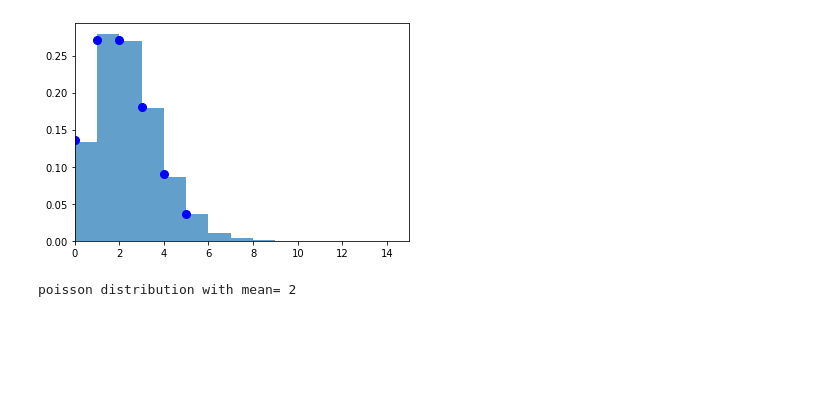
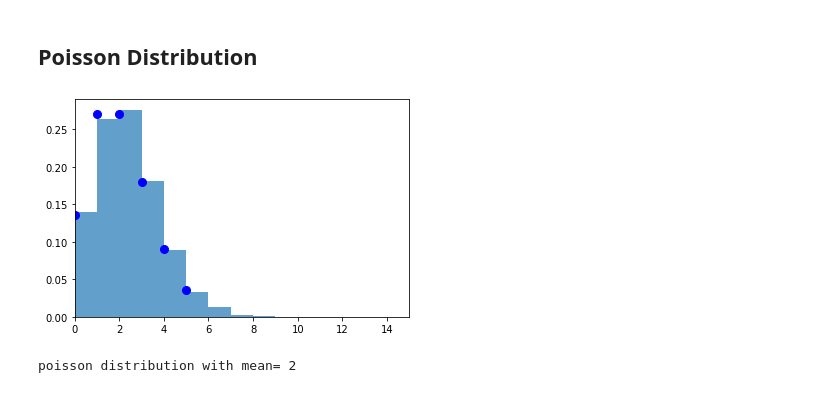
Before and after one commit to nchen269/PHYS434, a Jupyter notebook: Lab1report.ipynb, the cells around one changed output. Drawn from its saved outputs; the diff is of its cells as text; code cells hidden in the pictures; blank space fills up the shorter version.

```diff
--- a/Lab1report.ipynb
+++ b/Lab1report.ipynb
@@ -104,25 +93,21 @@ which is 0.0 sigma in a normal gaussian distribution
+# %% [markdown]
+## Poisson Distribution
 # %%
-'''
-Poisson Distribution
-
-
-'''
-
 mu=2
 
 
 sample = stats.poisson.rvs(mu, size=10000, random_state=None)
 n = int((sample.max() - sample.min())/1)
 plt.hist(sample,bins=n,density=True,alpha=.7)
 
 x = np.arange(stats.poisson.ppf(0.01, mu),
               stats.poisson.ppf(0.99, mu))
 plt.xlim([0,15])
 plt.plot(x, stats.poisson.pmf(x, mu), 'bo', ms=8, label='poisson pmf')
 plt.show()
 print("poisson distribution with mean=",mu)
 # %% [output]
-[figure, old version]
+[figure, new version]
 poisson distribution with mean= 2
 # %%
 mu=4
```
Also changed, not shown: parts of 21 cells of this notebook.
